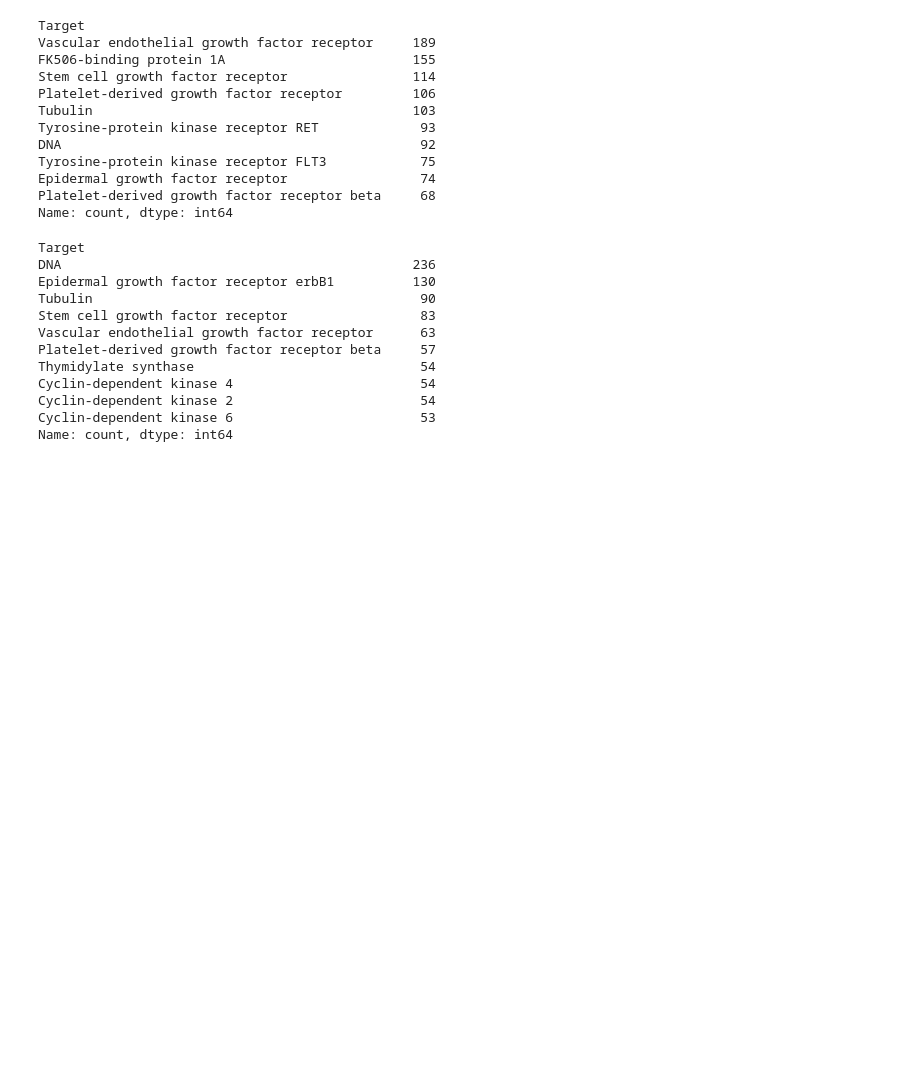
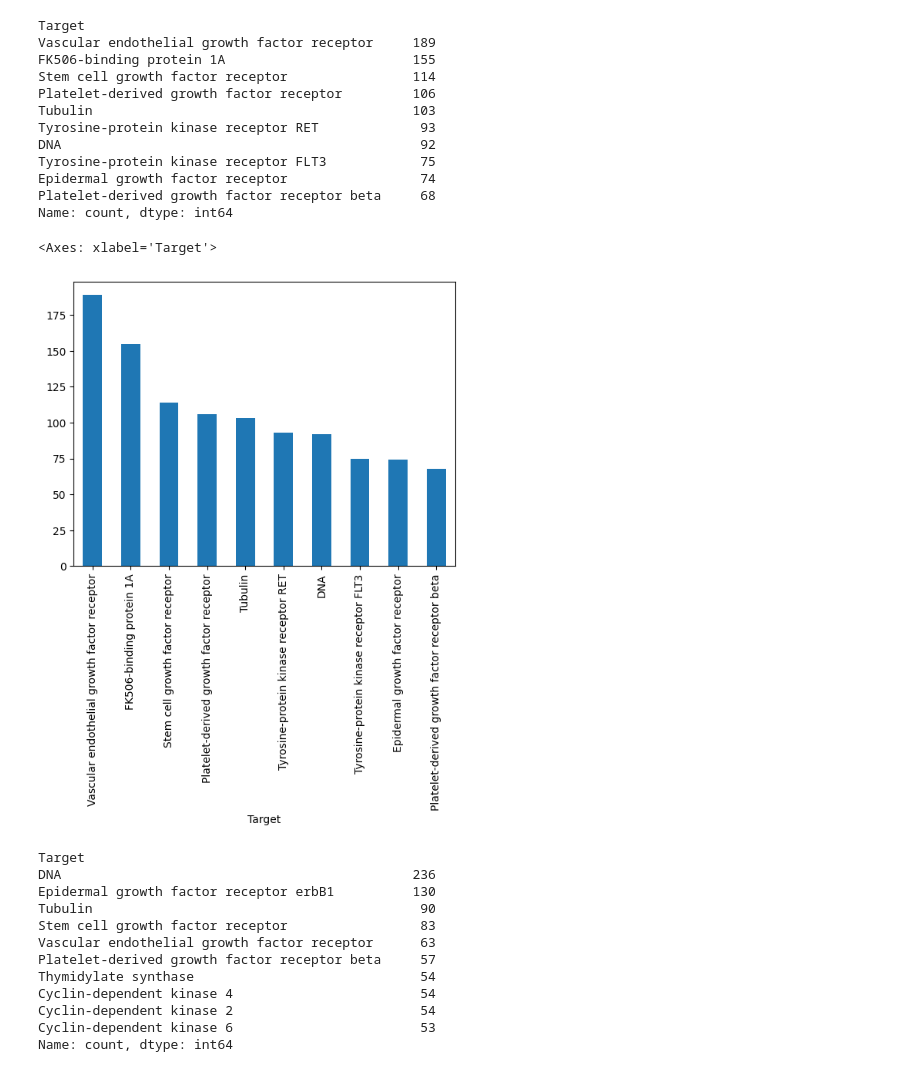
Before and after one commit to srconstantin/drug-trials-data, a Jupyter notebook: Targets Data Analysis.ipynb, the cells around one changed output. Drawn from its saved outputs; the diff is of its cells as text; code cells hidden in the pictures; blank space fills up the shorter version.

```diff
--- a/Targets Data Analysis.ipynb
+++ b/Targets Data Analysis.ipynb
@@ -200,6 +215,11 @@ Tyrosine-protein kinase receptor FLT3            75
 Epidermal growth factor receptor                 74
 Platelet-derived growth factor receptor beta     68
 Name: count, dtype: int64
+# %%
+targetdata[(targetdata['Start Date']<2010) & (targetdata['Start Date']>=2005) & (targetdata['Success'] != 'Old Approved Drug')]['Target'].value_counts()[0:10].plot.bar()
+# %% [output]
+<Axes: xlabel='Target'>
+[figure, added]
 # %%
 #top 10 targets, 2000-2005
 # %%
```
Also changed, not shown: parts of 7 cells of this notebook, 5 other files.
